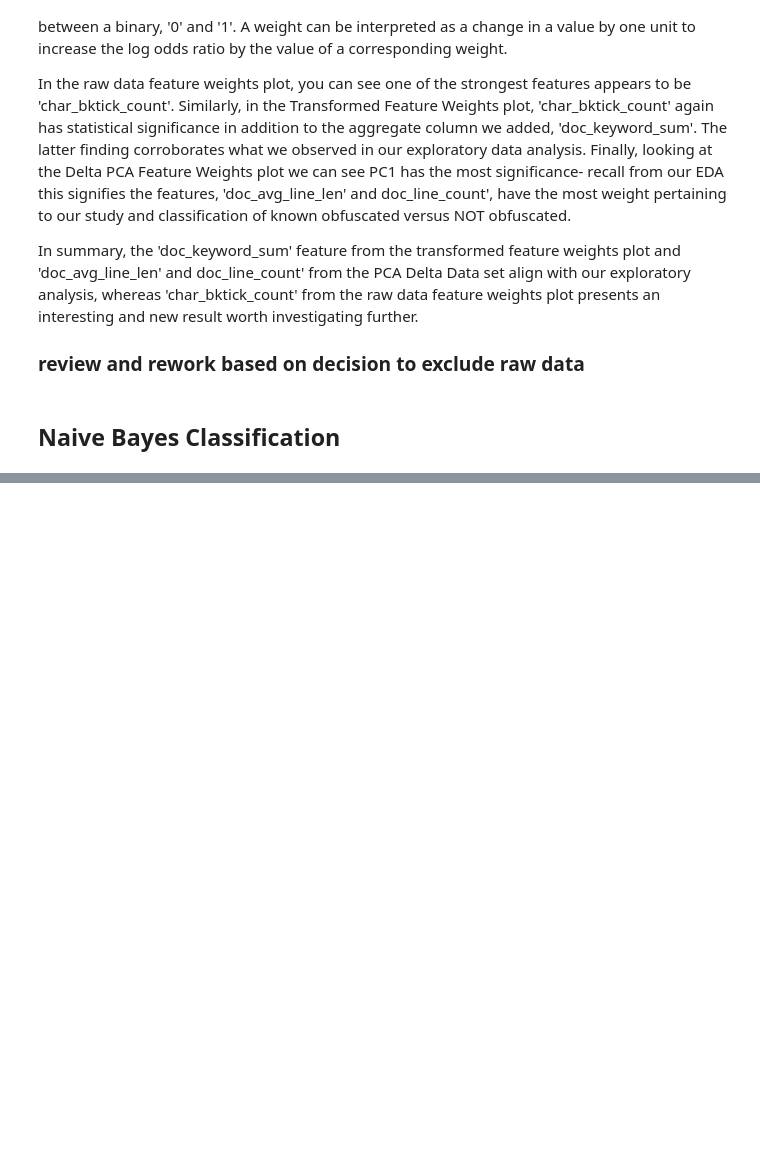
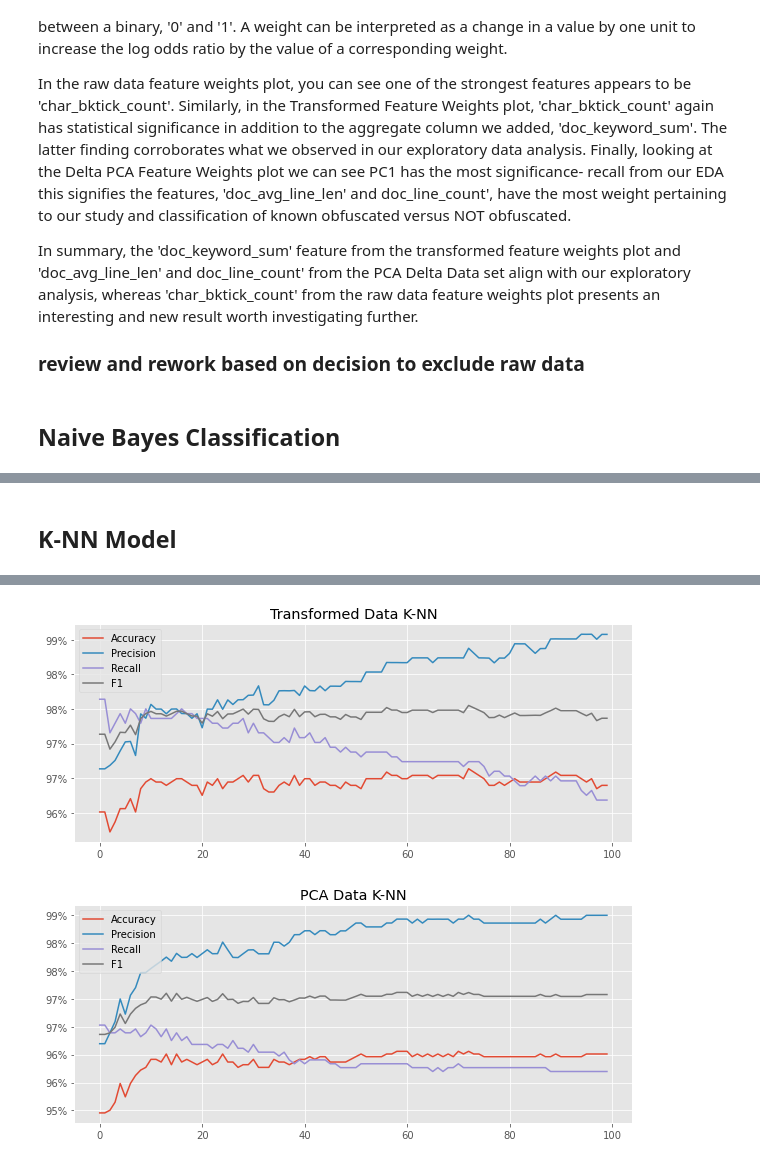
Before and after one commit to bx-lr/ps_obf_ml, a Jupyter notebook: labs/DS7331_Lab_2_ps_obf_ml_2.ipynb, the cells around one changed output, grey strips where cells are left out. Saved outputs shown, nothing was run; the diff lists cells and outputs as text; code cells hidden in the pictures; blank space fills up the shorter version.

```diff
--- a/labs/DS7331_Lab_2_ps_obf_ml_2.ipynb
+++ b/labs/DS7331_Lab_2_ps_obf_ml_2.ipynb
@@ -54 +64,17 @@ import matplotlib.pyplot as plt
+# %%
+# Function to get Confusion Matrix Rates
+def get_conf_matrix_rates(confusion_matrix):
+    '''Create function to calculate Accuracy, Precision, Recall, and F1 scores given a Confusion Matrix.
+    Returns: Dictionary of Keys: ['accuracy'], ['precision'], ['recall'], ['f1'] '''
+    tp, tn = confusion_matrix[1][1], confusion_matrix[0][0]
+    fn, fp = confusion_matrix[1][0], confusion_matrix[0][1]
+    matrix_rates = dict()
+    matrix_rates['accuracy'] = (tp+tn)/(tp+fn+tn+fp)
+    matrix_rates['precision'] = tp/(tp+fp)
+    matrix_rates['recall'] = tp/(tp+fn)
+    matrix_rates['f1'] = 2*(
+        (matrix_rates['precision']*matrix_rates['recall']) / (matrix_rates['precision']+matrix_rates['recall'])
+        )
+
+    return(matrix_rates)
 # %%
@@ -327,3 +355,60 @@ Top model is: GaussianNB()  with accuracy of: 0.9437770302739068
 Confusion Matrix:
  [[ 640    0]
  [ 117 1324]]
+# %% [markdown]
+## K-NN Model
+# %%
+from sklearn.neighbors import KNeighborsClassifier
+from matplotlib.ticker import FuncFormatter
+
+# Create function to find optimal K value
+def get_opt_knn_model(data, title, show_chart=True):
+    '''Find the optimal number of K-Neighbors.
+    Shows line chart of k-values if show_chart set to true.
+    '''
+    # Dataframe to hold the metrics from the model
+    model_title = title
+    results = pd.DataFrame(columns=['Accuracy', 'Precision', 'Recall', 'F1'])
+    top_model = None
+    top_f_one = 0.0
+    top_k_cand = ''
+    top_conf_matrix = None
+    top_acc = 0.0
+
+    for k in range(1, 101):
+        clf = KNeighborsClassifier(n_neighbors=k, weights='distance')
+        clf.fit(data['train_features'], data['train_labels'])
+        y_hat = clf.predict(data['test_features'])
+        # Create the confusion matrix
+        clf_conf = mt.confusion_matrix(data['test_labels'], y_hat)
+        # Pass the matrix to the function to calculate metrics (or rates)
+        conf_rate = get_conf_matrix_rates(clf_conf)
+        results.loc[len(results.index)] = [
+            accuracy_score(y_hat, data['test_labels']), conf_rate['precision'],
+                           conf_rate['recall'], conf_rate['f1']]
+        # Check to see if it this configuration if the best for our use case
+        if float(conf_rate['f1']) > top_f_one:
+            top_model = clf
+            top_f_one = conf_rate['f1']
+            top_k_cand = "k={}".format(str(k))
+            top_conf_matrix = clf_conf
+            top_acc = conf_rate['accuracy']
+
+    if show_chart == True:
+        ax = results.plot(figsize=(10,4), title=model_title)
+        # Sets the y-axis to be based on a percentage
+        ax.yaxis.set_major_formatter(FuncFormatter(lambda y, _: '{:.0%}'.format(y)))
+
+    print('Best K Neighbors for {} is {}\nAccuracy: {}'.format(model_title, top_k_cand, top_acc))
+    print('Confusion Matrix: \n', top_conf_matrix)
+
+    return(top_model, top_conf_matrix)
+
+# K-nn for Transformed data
+tf_knn_model, tf_knn_matrix = get_opt_knn_model(data_split, 'Transformed Data K-NN')
+_append(['Transfomed Data - KNN Model', tf_knn_model, tf_knn_matrix])
+
+# K-nn for PCA Data
+pca_knn_model, pca_knn_matrix = get_opt_knn_model(pca_split, title='PCA Data K-NN')
+_append(['PCA Data - KNN Model', pca_knn_model, pca_knn_matrix])
+# %% [output]
@@ -329,0 +425,2 @@ Confusion Matrix:
+[figure, added]
+[figure, added]
```
Also changed, not shown: parts of 25 cells of this notebook.
